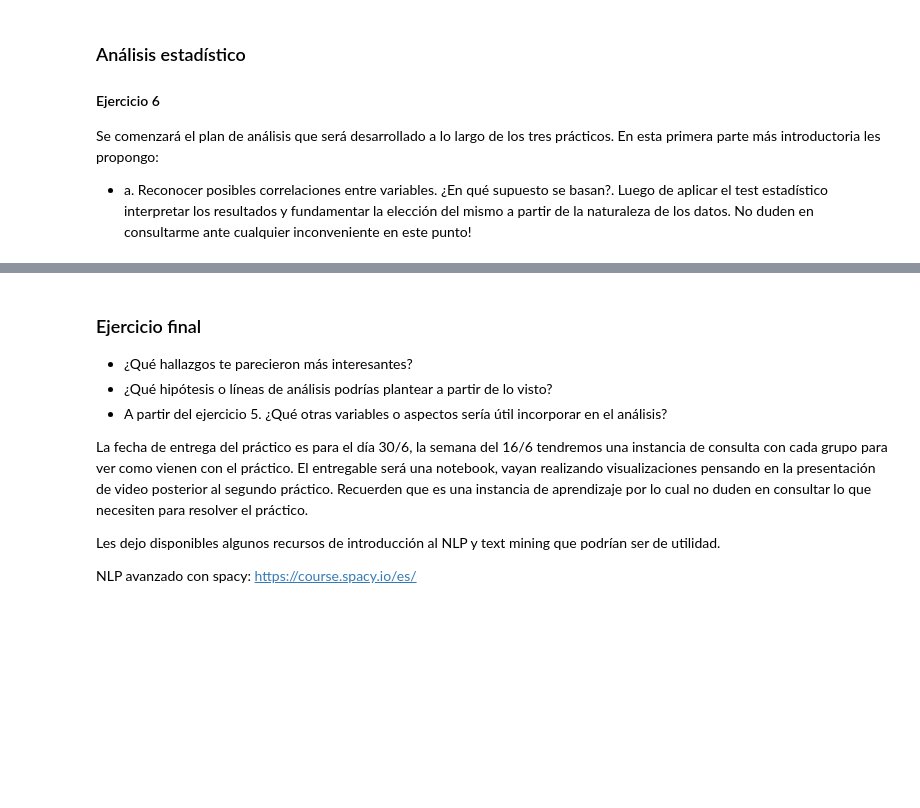
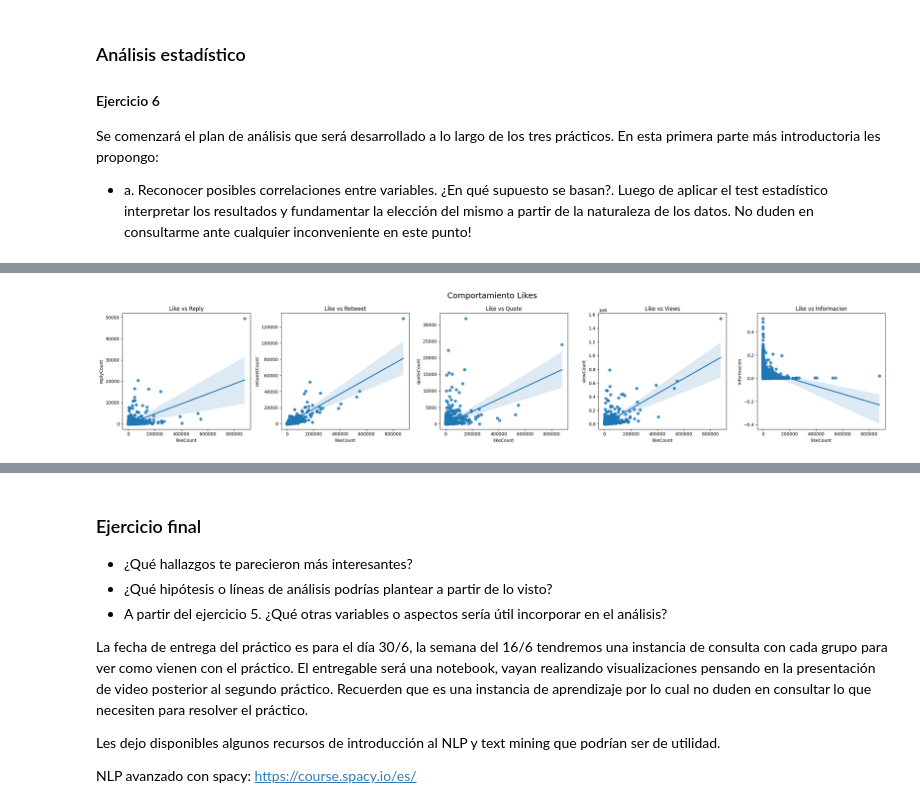
Before and after one commit to Ignaciodibella/mentoria_2025, a Jupyter notebook: practicos/Práctico_1_Análisis_y_visualización_de_datos_Tweets.ipynb, the cells around one changed output, grey strips where cells are left out. Cells and saved outputs as stored; diff of their text form; code cells hidden in the pictures; blank space fills up the shorter version.

```diff
--- a/practicos/Práctico_1_Análisis_y_visualización_de_datos_Tweets.ipynb
+++ b/practicos/Práctico_1_Análisis_y_visualización_de_datos_Tweets.ipynb
@@ -383,0 +514,23 @@ Se comenzará el plan de análisis que será desarrollado a lo largo de los tres
+# %%
+fig, axes = plt.subplots(1, 5, figsize=(25, 5))  # Adjust width as needed
+
+sns.regplot(data=df_, x='likeCount', y='replyCount', ax=axes[0])
+axes[0].set_title('Like vs Reply')
+
+sns.regplot(data=df_, x='likeCount', y='retweetCount', ax=axes[1])
+axes[1].set_title('Like vs Retweet')
+
+sns.regplot(data=df_, x='likeCount', y='quoteCount', ax=axes[2])
+axes[2].set_title('Like vs Quotes')
+
+sns.regplot(data=df_, x='likeCount', y='viewCount', ax=axes[3])
+axes[3].set_title('Like vs Views')
+
+sns.regplot(data=df_, x='likeCount', y='informacion', ax=axes[4])
+axes[4].set_title('Like vs Informacion')
+
+fig.suptitle("Comportamiento Likes", fontsize=18)
+plt.tight_layout()
+plt.show()
+# %% [output]
+[figure, added]
```
Also changed, not shown: parts of 11 cells of this notebook.
